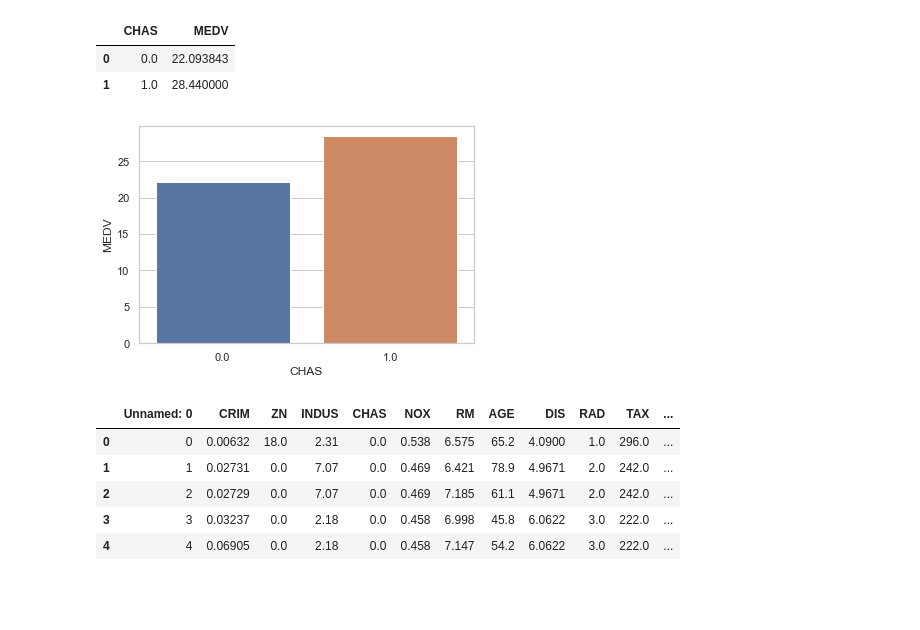
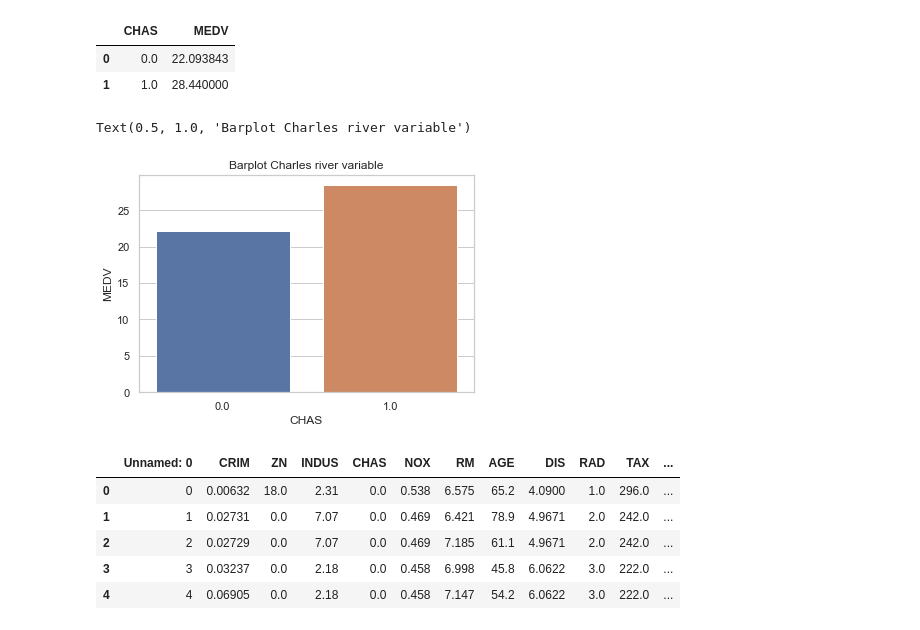
Before and after one commit to calizaT/stat4ds, a Jupyter notebook: 7_Project.ipynb, the cells around one changed output. Cells and saved outputs as stored; diff of their text form; code cells hidden in the pictures; blank space fills up the shorter version.

```diff
--- a/7_Project.ipynb
+++ b/7_Project.ipynb
@@ -66,8 +61,10 @@ division_eval
 # %%
 sns.set(style="whitegrid")
 ax = sns.barplot(x="CHAS", y="MEDV", data=division_eval)
+ax.set_title('Barplot Charles river variable')
 # %% [output]
+Text(0.5, 1.0, 'Barplot Charles river variable')
-[figure, old version]
+[figure, new version]
 # %%
 #Provide a boxplot for the MEDV variable vs the AGE variable. (Discretize the age variable into three groups of 35 years and younger, between 35 and 70 years and 70 years and older)
 # %%
```
Also changed, not shown: parts of 5 cells of this notebook.
